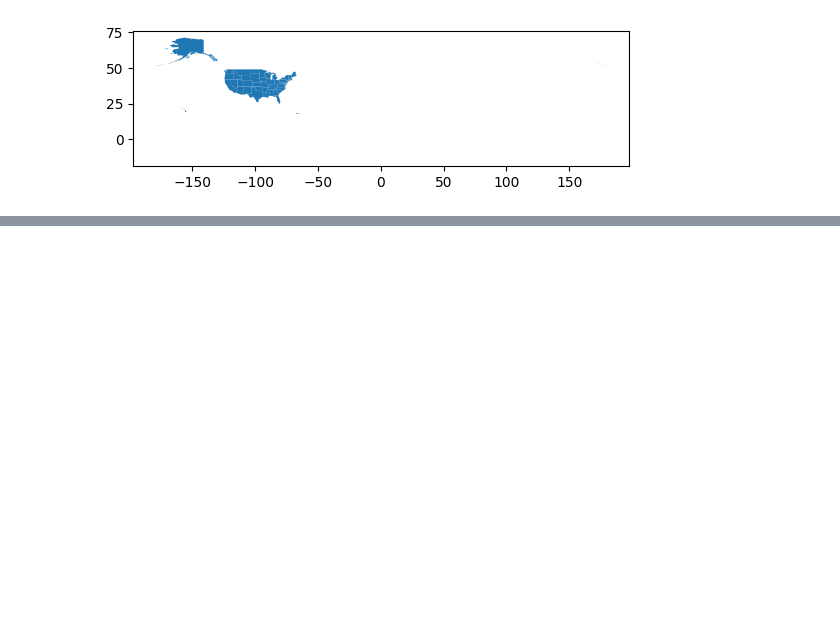
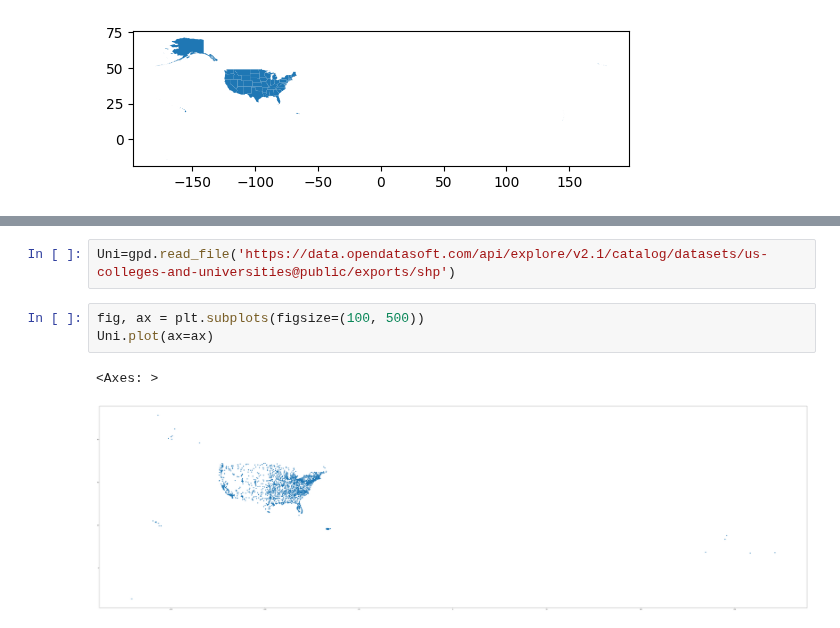
Before and after one commit to ewattudo/gis, a Jupyter notebook: PS0.ipynb, the cells around one changed output, grey strips where cells are left out. Drawn from its saved outputs; the diff is of its cells as text; blank space fills up the shorter version.

Commit message:
Added organization and more visualizations.

```diff
--- a/PS0.ipynb
+++ b/PS0.ipynb
@@ -95,0 +104,8 @@ US.plot()
+# %%
+Uni=gpd.read_file('https://data.opendatasoft.com/api/explore/v2.1/catalog/datasets/us-colleges-and-universities@public/exports/shp')
+# %%
+fig, ax = plt.subplots(figsize=(100, 500))
+Uni.plot(ax=ax)
+# %% [output]
+<Axes: >
+[figure, added]
```
Also changed, not shown: parts of 18 cells of this notebook.
